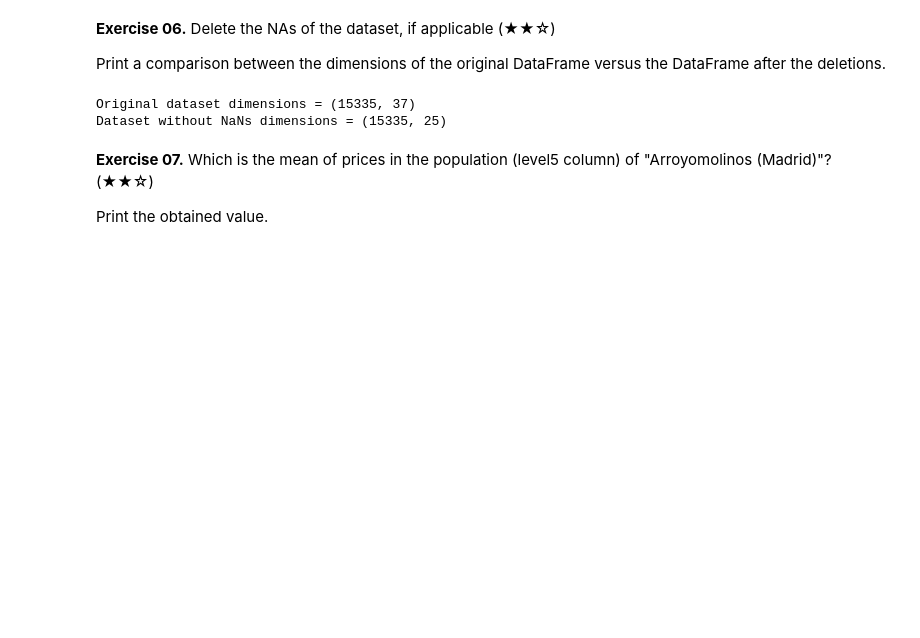
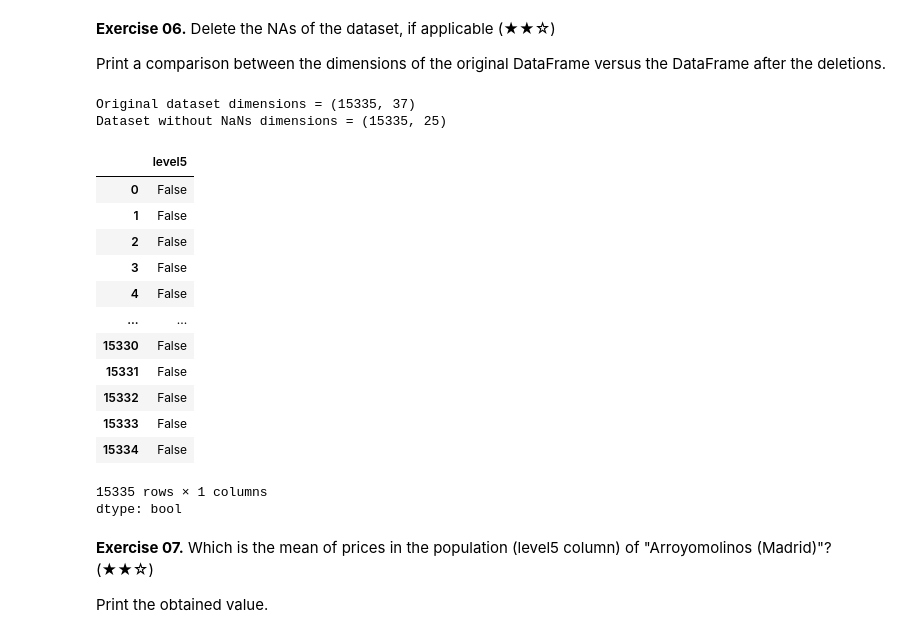
Before and after one commit to Caavlier/Proyect-RealState, a Jupyter notebook: Real_Estate_Clean_Up_Project_0.ipynb, the cells around one changed output. Saved outputs shown, nothing was run; the diff lists cells and outputs as text; code cells hidden in the pictures; blank space fills up the shorter version.

```diff
--- a/Real_Estate_Clean_Up_Project_0.ipynb
+++ b/Real_Estate_Clean_Up_Project_0.ipynb
@@ -168,13 +190,28 @@ dtype: bool
 Print a comparison between the dimensions of the original DataFrame versus the DataFrame after the deletions.
 # %%
 # DataFrame without NaNs
-a = df.dropna(axis=1)
+nonNAN = df.dropna(axis=1)
 
 print(f"Original dataset dimensions = {df.shape}")
-print(f"Dataset without NaNs dimensions = {a.shape}")
+print(f"Dataset without NaNs dimensions = {nonNAN.shape}")
+nonNAN['level5'].isna()
 # %% [output]
 Original dataset dimensions = (15335, 37)
 Dataset without NaNs dimensions = (15335, 25)
+|  | level5 |
+| 0 | False |
+| 1 | False |
+| 2 | False |
+| 3 | False |
+| 4 | False |
+| ... | ... |
+| 15330 | False |
+| 15331 | False |
+| 15332 | False |
+| 15333 | False |
+| 15334 | False |
+15335 rows × 1 columns
+dtype: bool
 # %% [markdown]
 **Exercise 07.** Which is the mean of prices in the population (level5 column) of "Arroyomolinos (Madrid)"? (★★☆)
 
```
Also changed, not shown: parts of 9 cells of this notebook.
